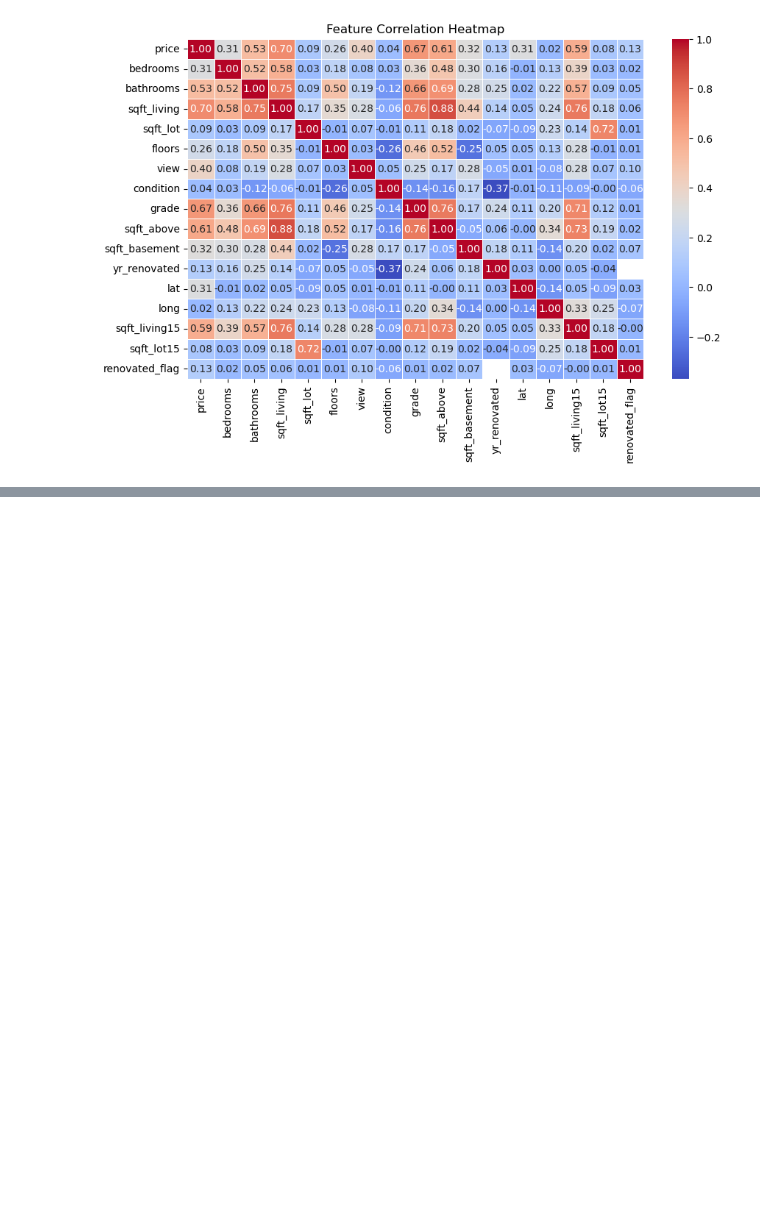
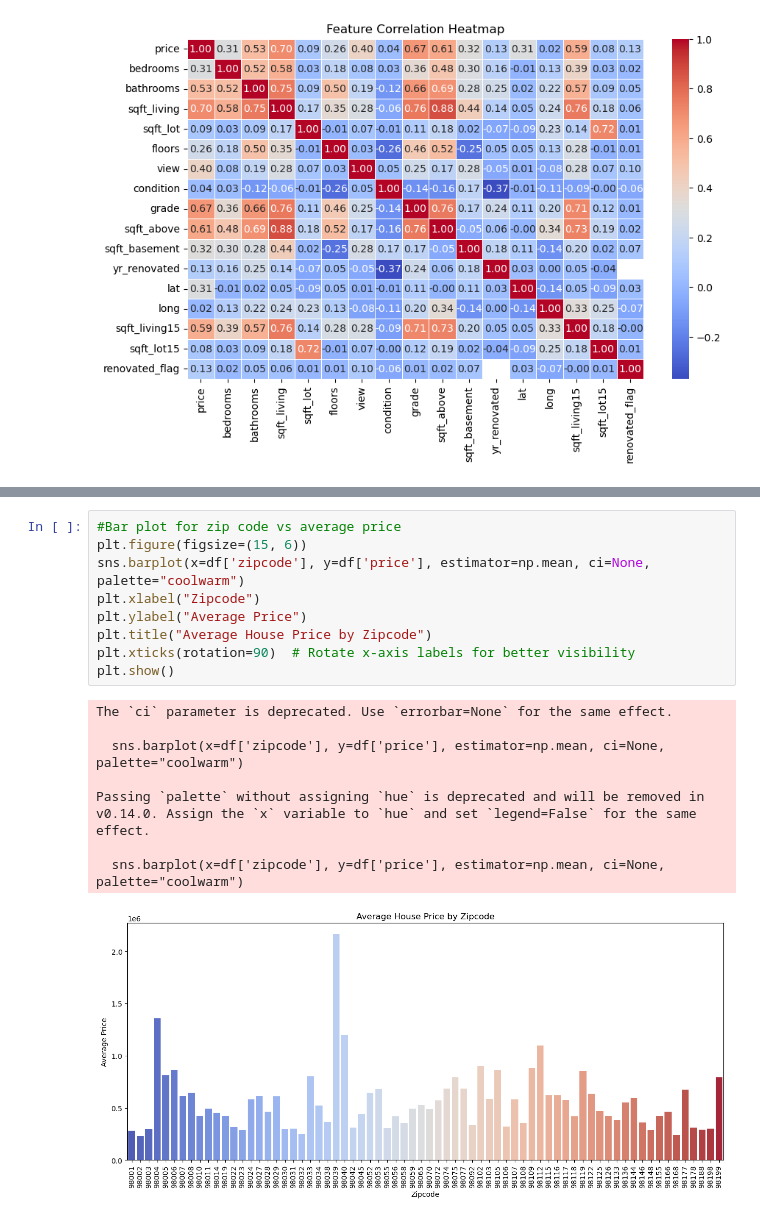
Before and after one commit to Aarabishan/PDS_Portfolio, a Jupyter notebook: Portfolio_Complete_Analysis.ipynb, the cells around one changed output, grey strips where cells are left out. Saved outputs shown, nothing was run; the diff lists cells and outputs as text; blank space fills up the shorter version.

```diff
--- a/Portfolio_Complete_Analysis.ipynb
+++ b/Portfolio_Complete_Analysis.ipynb
@@ -317,0 +291,18 @@ plt.show()
+# %%
+#Bar plot for zip code vs average price
+plt.figure(figsize=(15, 6))
+sns.barplot(x=df['zipcode'], y=df['price'], estimator=np.mean, ci=None, palette="coolwarm")
+plt.xlabel("Zipcode")
+plt.ylabel("Average Price")
+plt.title("Average House Price by Zipcode")
+plt.xticks(rotation=90)  # Rotate x-axis labels for better visibility
+plt.show()
+# %% [output]
+The `ci` parameter is deprecated. Use `errorbar=None` for the same effect.
+
+  sns.barplot(x=df['zipcode'], y=df['price'], estimator=np.mean, ci=None, palette="coolwarm")
+
+Passing `palette` without assigning `hue` is deprecated and will be removed in v0.14.0. Assign the `x` variable to `hue` and set `legend=False` for the same effect.
+
+  sns.barplot(x=df['zipcode'], y=df['price'], estimator=np.mean, ci=None, palette="coolwarm")
+[figure, added]
```
Also changed, not shown: parts of 16 cells of this notebook.
